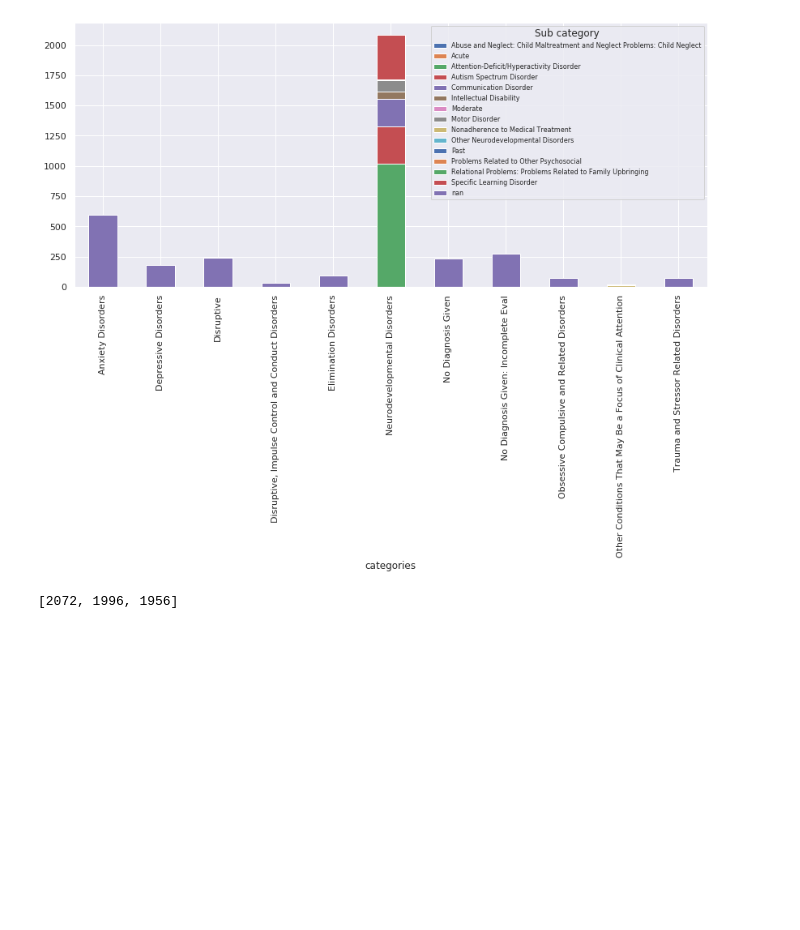
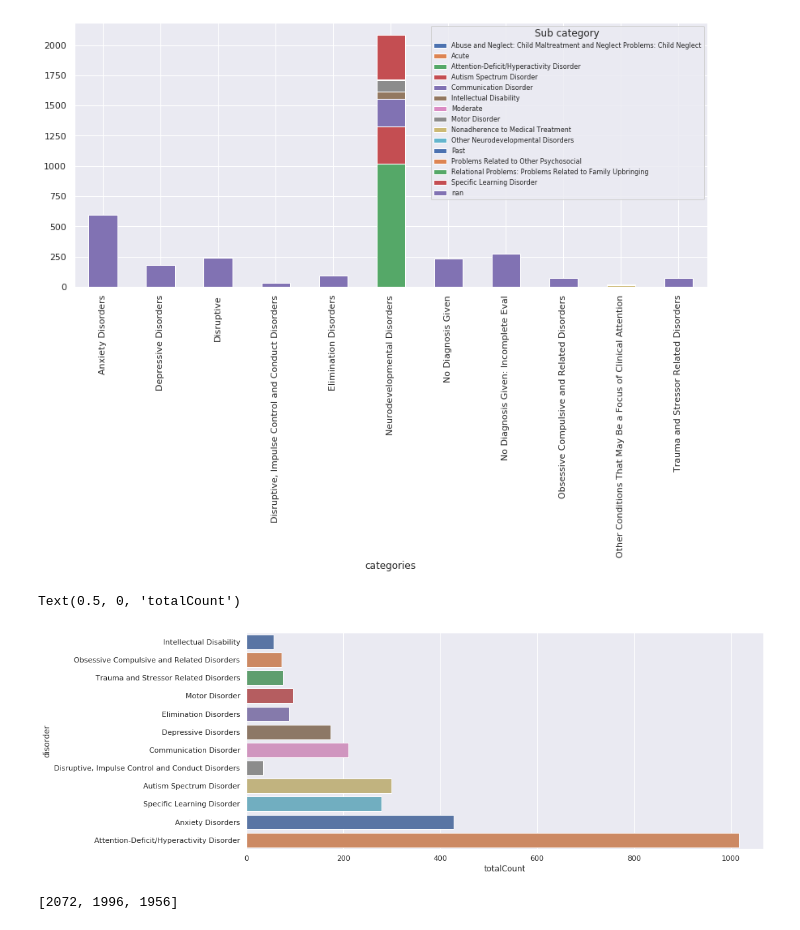
Before and after one commit to sanagno/psychiatry-mri-eeg, a Jupyter notebook: data_exploration.ipynb, the cells around one changed output. Drawn from its saved outputs; the diff is of its cells as text; code cells hidden in the pictures; blank space fills up the shorter version.

Commit message:
most common disorders

```diff
--- a/data_exploration.ipynb
+++ b/data_exploration.ipynb
@@ -342,6 +340,38 @@ plt.legend(title='Sub category', fontsize=8)
 plt.show()
 # %% [output]
 [figure]
+# %%
+# barplot of diseases we are interested in
+
+most_common_disorders = ['Intellectual Disability', 'Obsessive Compulsive and Related Disorders',
+                         'Trauma and Stressor Related Disorders', 'Motor Disorder', 'Elimination Disorders',
+                         'Depressive Disorders', 'Communication Disorder',
+                         'Disruptive, Impulse Control and Conduct Disorders',
+                         'Autism Spectrum Disorder', 'Specific Learning Disorder',
+                         'Anxiety Disorders', 'Attention-Deficit/Hyperactivity Disorder']
+
+search_columns = ['DX_' + str(i).zfill(2) + '_Cat' for i in range(1, 11)] + \
+                 ['DX_' + str(i).zfill(2) + '_Sub' for i in range(1, 11)]
+
+classes = np.zeros((len(most_common_disorders), whole_data.shape[0]))
+
+data_classes = whole_data[search_columns]
+
+for i, disorder in enumerate(most_common_disorders):
+    mask = data_classes.select_dtypes(include=[object]). \
+            applymap(lambda x: disorder in x if pd.notnull(x) else False)
+
+    disorder_df = data_classes[mask.any(axis=1)]
+
+    np.add.at(classes[i], disorder_df.index.values, 1)
+# %%
+df = pd.DataFrame({'disorder': most_common_disorders, 'count': np.sum(classes, axis=1)})
+
+ax = sns.barplot(x='count', y='disorder', data=df, palette="deep")
+ax.set_xlabel('totalCount')
+# %% [output]
+Text(0.5, 0, 'totalCount')
+[figure, added]
 # %%
 # For some cases ACE_Score is not NaN although all scores ACE_{01-10} are NaN
 # Also should we care about all the ACE random columns?
```
Also changed, not shown: parts of 2 cells of this notebook.
